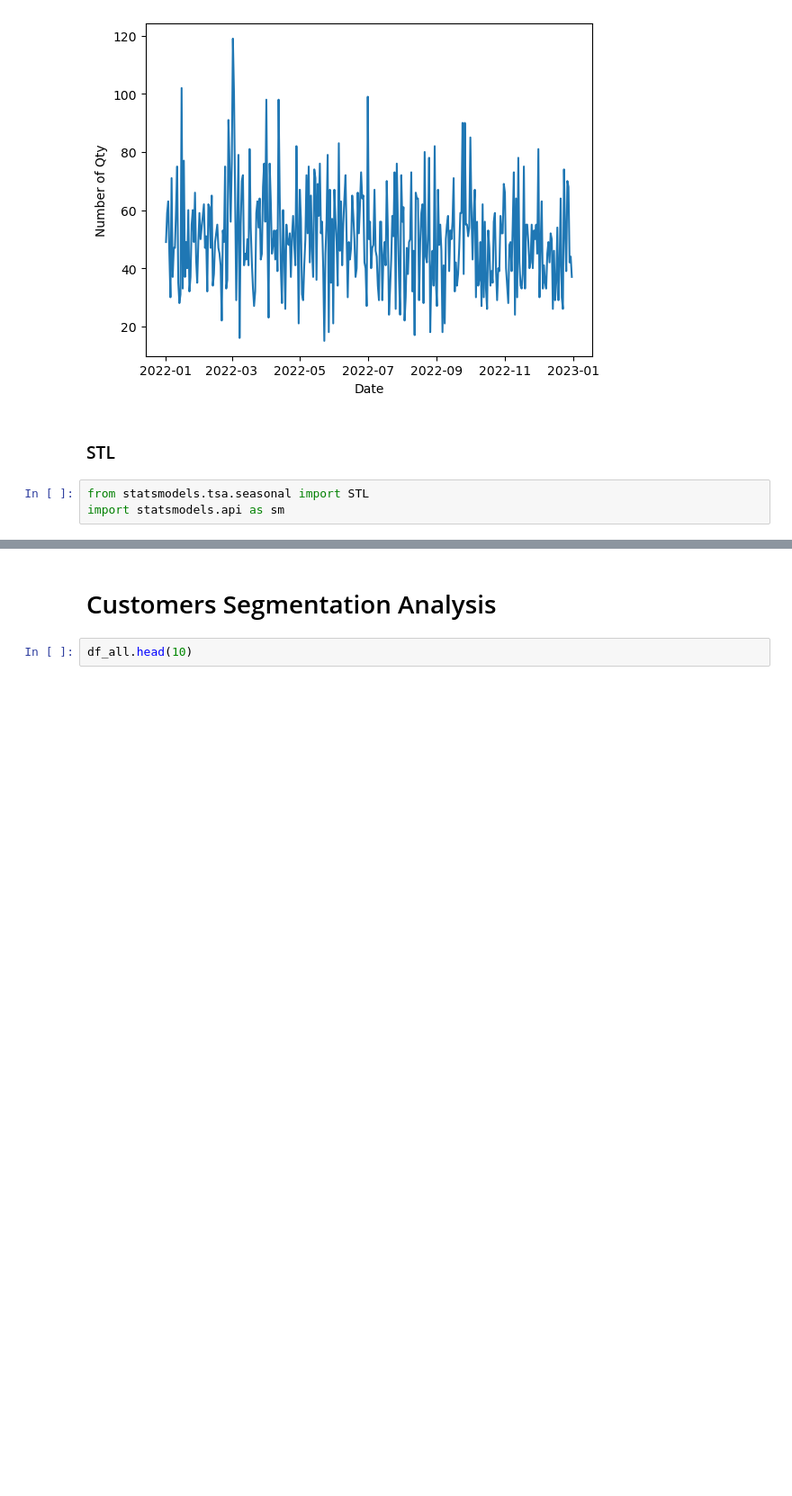
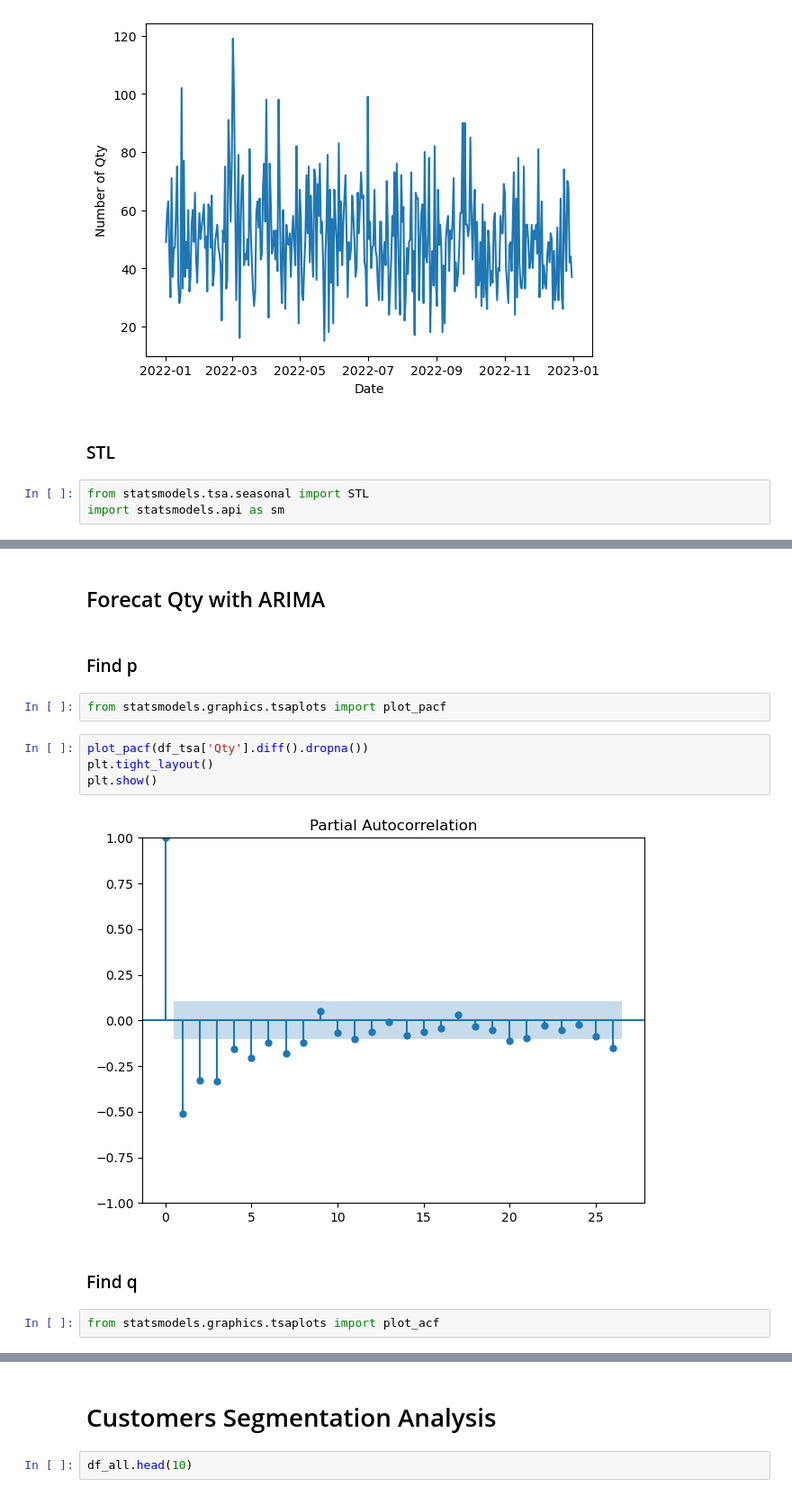
Before and after one commit to Faridwm/PBI_Rakamin-X-Kalbe_Data-Scientist, a Jupyter notebook: PBI ML.ipynb, the cells around one changed output, grey strips where cells are left out. Shown at 90% size. Cells and saved outputs as stored; diff of their text form; blank space fills up the shorter version.

```diff
--- a/PBI ML.ipynb
+++ b/PBI ML.ipynb
@@ -402,0 +454,16 @@ plt.show()
+# %% [markdown]
+## Forecat Qty with ARIMA
+# %% [markdown]
+### Find p
+# %%
+from statsmodels.graphics.tsaplots import plot_pacf
+# %%
+plot_pacf(df_tsa['Qty'].diff().dropna())
+plt.tight_layout()
+plt.show()
+# %% [output]
+[figure, added]
+# %% [markdown]
+### Find q
+# %%
+from statsmodels.graphics.tsaplots import plot_acf
```
Also changed, not shown: parts of 13 cells of this notebook, 1 other file.
